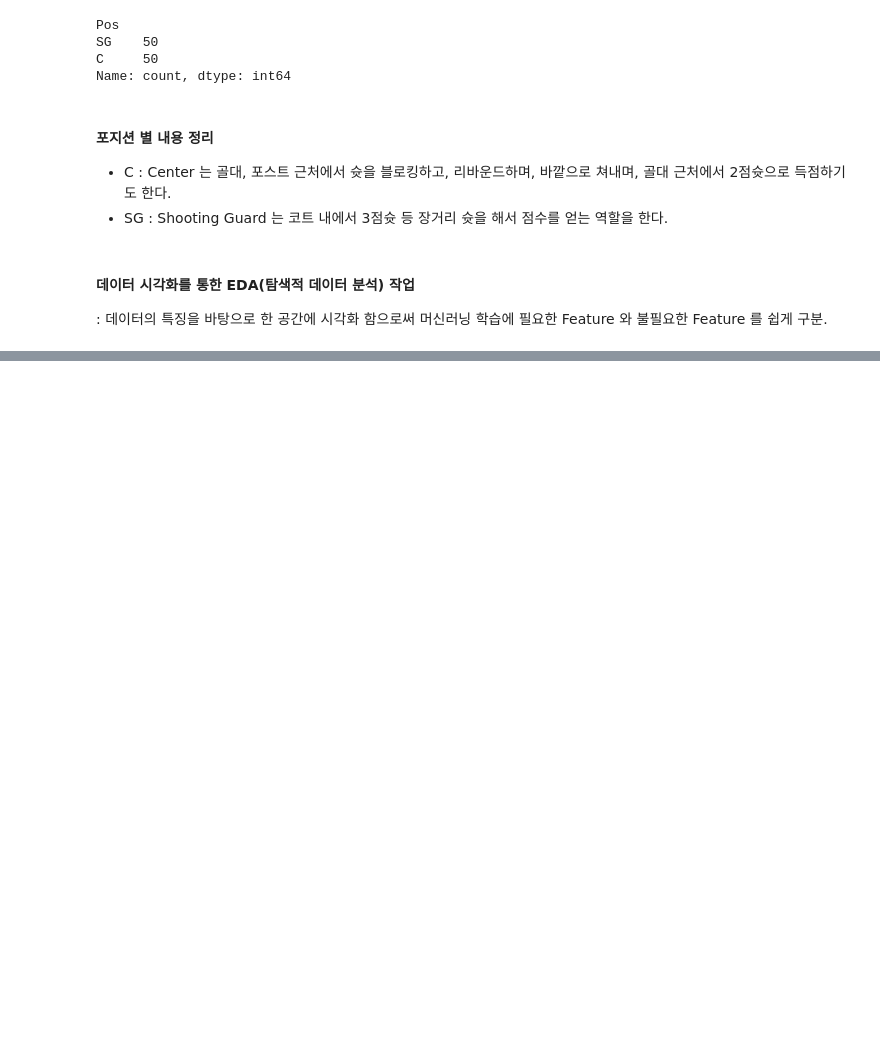
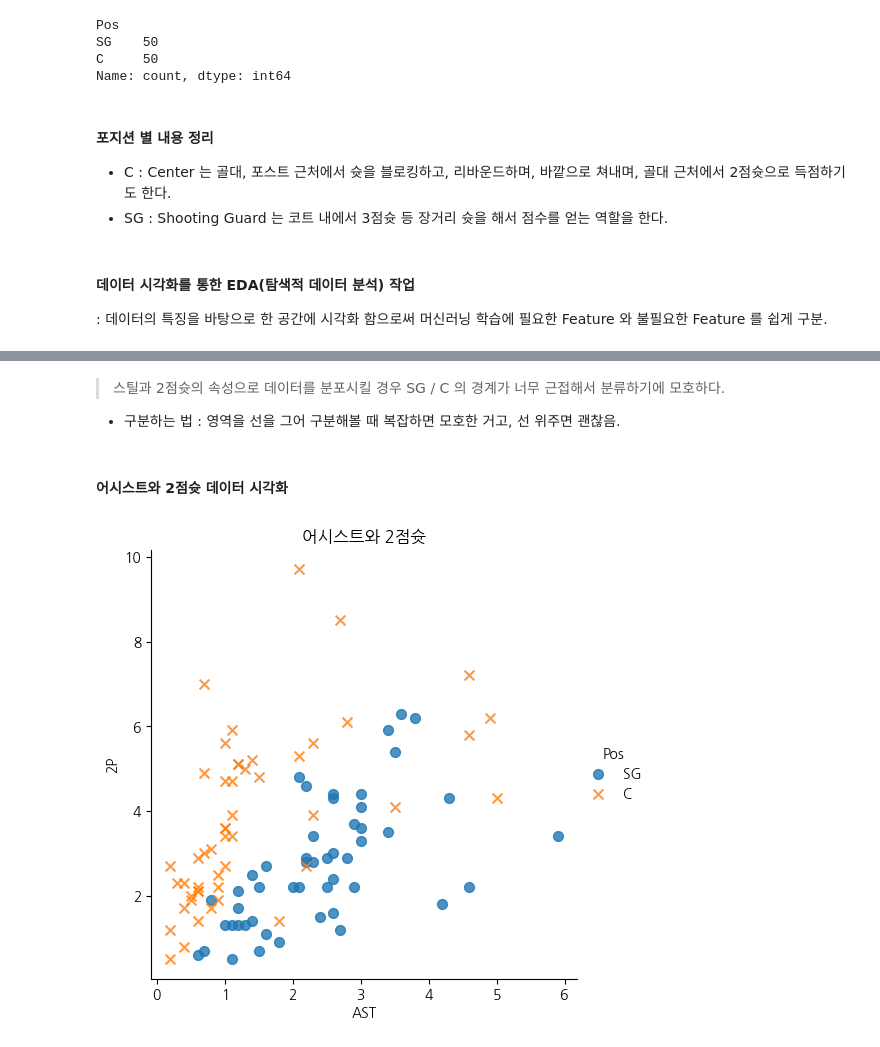
Before and after one commit to donggyu818/MachineLearning, a Jupyter notebook: Note/10.basketball.ipynb, the cells around one changed output, grey strips where cells are left out. Cells and saved outputs as stored; diff of their text form; code cells hidden in the pictures; blank space fills up the shorter version.

```diff
--- a/Note/10.basketball.ipynb
+++ b/Note/10.basketball.ipynb
@@ -57,0 +78,19 @@ Name: count, dtype: int64
+# %% [markdown]
+> 스틸과 2점슛의 속성으로 데이터를 분포시킬 경우 SG / C 의 경계가 너무 근접해서 분류하기에 모호하다.
+  - 구분하는 법 : 영역을 선을 그어 구분해볼 때 복잡하면 모호한 거고, 선 위주면 괜찮음.
+# %% [markdown]
+#### 어시스트와 2점슛 데이터 시각화
+# %%
+sns.lmplot(
+    x='AST',
+    y='2P',
+    data=df,
+    fit_reg=False,     # 회귀를 사용할건지 (기본값 : True)
+    scatter_kws={'s': 50},   # 좌표상의 점 크기
+    hue='Pos',   # 비교할 거
+    markers=['o', 'x']
+)
+plt.title('어시스트와 2점슛')
+plt.show()
+# %% [output]
+[figure, added]
```
Also changed, not shown: parts of 18 cells of this notebook, 7 other files.
